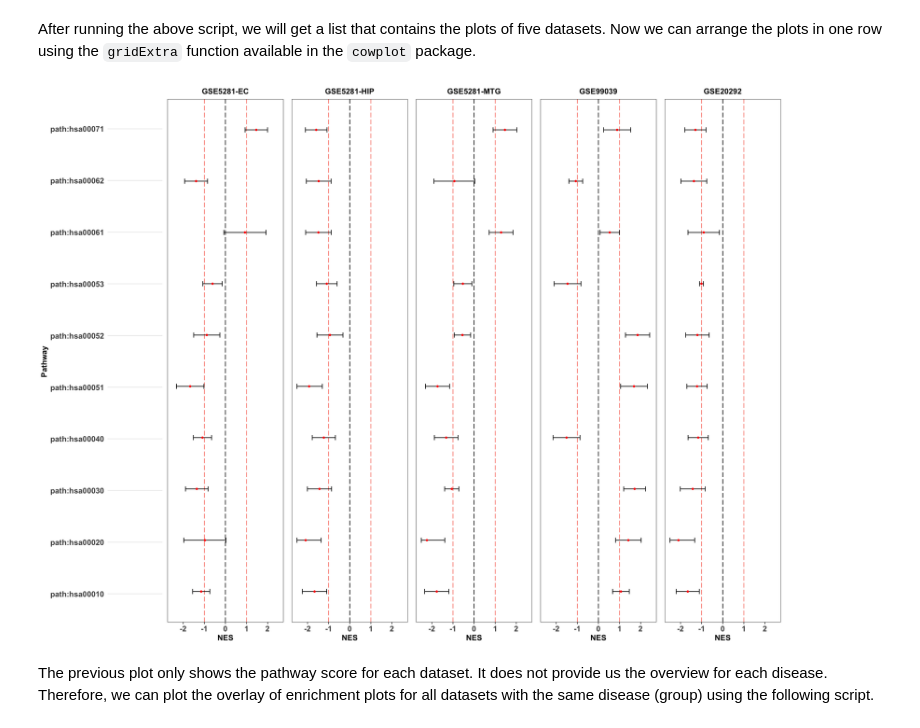
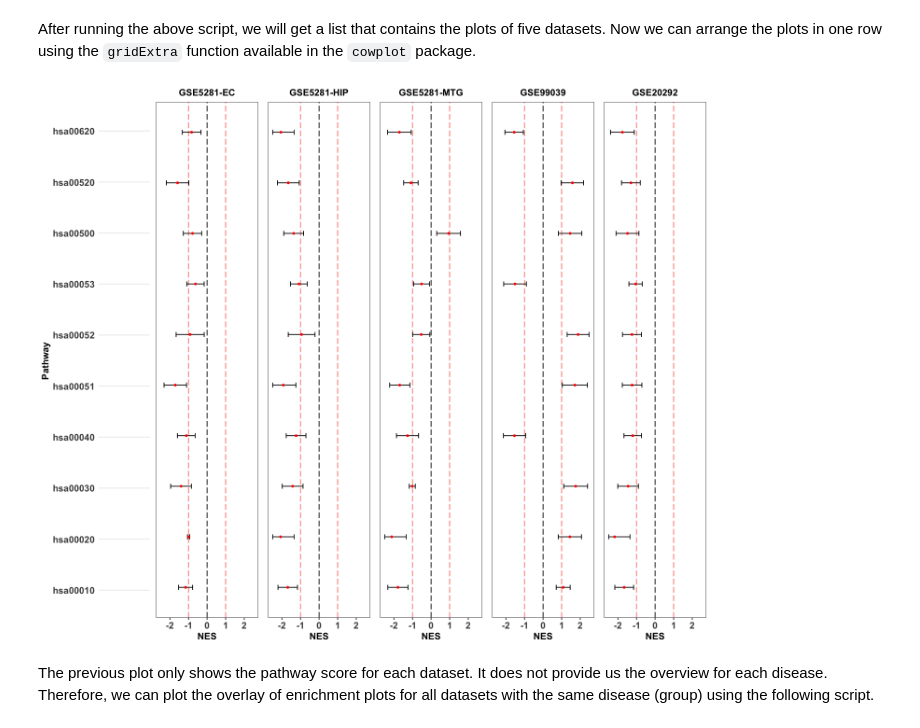
Before and after one commit to NIGMS/Consensus-Pathway-Analysis-in-the-Cloud, a Jupyter notebook: Module05-Meta_Analysis.ipynb, the cells around one changed output. Drawn from its saved outputs; the diff is of its cells as text; code cells hidden in the pictures.

Commit message:
Dung-01172024
Module5: convert entrez ids to symbols; remove the download KEGG pathway function, load kegg.gmt instead.

```diff
--- a/Module05-Meta_Analysis.ipynb
+++ b/Module05-Meta_Analysis.ipynb
@@ -29,0 +44,27 @@ allData <- lapply(data.IDs, function(id){
+# %%
+# Load the database for the mapping
+suppressMessages({library(org.Hs.eg.db)})
+
+# Loop through each dataset to perform mapping
+for (i in 1:length(allData)) {
+    # Get the expession_data from each dataset
+    expression_data <- allData[[i]][[1]]$expression
+    # Get the Entrez IDs from the row names of the expression data dataframe
+    entrezIds <- rownames(expression_data)
+    # Remove the "hsa:" to get the Entrez Ids for all genes
+    entrezIds <- as.character(sapply(entrezIds, function (id) gsub("hsa:", "", id)))
+    # Create the mapping table from Entrez Ids
+    annotLookup <- suppressMessages(AnnotationDbi::select(org.Hs.eg.db, keys = entrezIds, columns = c('SYMBOL','ENTREZID')))
+    expression_data$ENTREZID <- entrezIds
+    # Merge the lookup dataframe and the expression data dataframe
+    merged_data = merge(annotLookup, expression_data, by = "ENTREZID")
+     # Remove rows with NA values in the SYMBOL column
+    merged_data <- merged_data[!is.na(merged_data[, "SYMBOL"]), ]
+    # Remove duplicated gene symbols, keeping the first occurrence
+    merged_data <- merged_data[!duplicated(merged_data[["SYMBOL"]], fromLast = FALSE), ]
+    # Set row names to the values in SYMBOL column
+    rownames(merged_data) <- merged_data[["SYMBOL"]]
+    # Assign new expression data to the dataset list
+    allData[[i]][[1]]$expression <- merged_data[, -c(1:2)]
+
+}
@@ -143,7 +197,8 @@ names(allData) <- data.IDs
 # Remove empty dataset
 allData <- allData[!sapply(allData, is.null)]
 # Get all human geneset
-geneSet <- getKEGGGeneSet("hsa")
+suppressWarnings({suppressMessages({geneSet <- gmt2geneset("./data/KEGG_pathways.gmt")})})
+
 # Get unique geneset
 genes <- unique(unlist(geneSet))
 # Parameter to set the number of permutations
@@ -338,22 +392,24 @@ The `ggplot` function returns an initial plot object that can be used for adding
 # %% [markdown]
 After running the above script, we will get a list that contains the plots of five datasets. Now we can arrange the plots in one row using the `gridExtra` function available in the `cowplot` package.
 # %%
+options(repr.plot.width = 12, repr.plot.height = 10)
+
 gridExtra::grid.arrange(grobs = c(
     list(
         ggplot(plts[[1]]$data, aes(y = pathway, x = "")) +
         labs(y = "Pathway", title = "", x = "") +
         theme_minimal() +
         theme(
             panel.grid.major.x = element_blank(),
             plot.margin = unit(c(2, 0, 2, 5), "pt"),
             axis.text = element_text(face = "bold", size = 12),
             axis.title.y = element_text(face = "bold", size = 12)
         )
     ),
     plts
 ), nrow = 1, widths = c(1, rep(1, length(plts))))
 # %% [output]
-[figure, old version]
+[figure, new version]
 # %% [markdown]
 The previous plot only shows the pathway score for each dataset. It does not provide us the overview for each disease. Therefore, we can plot the overlay of enrichment plots for all datasets with the same disease (group) using the following script.
 # %%
```
Also changed, not shown: parts of 39 cells of this notebook, 1 other file.
